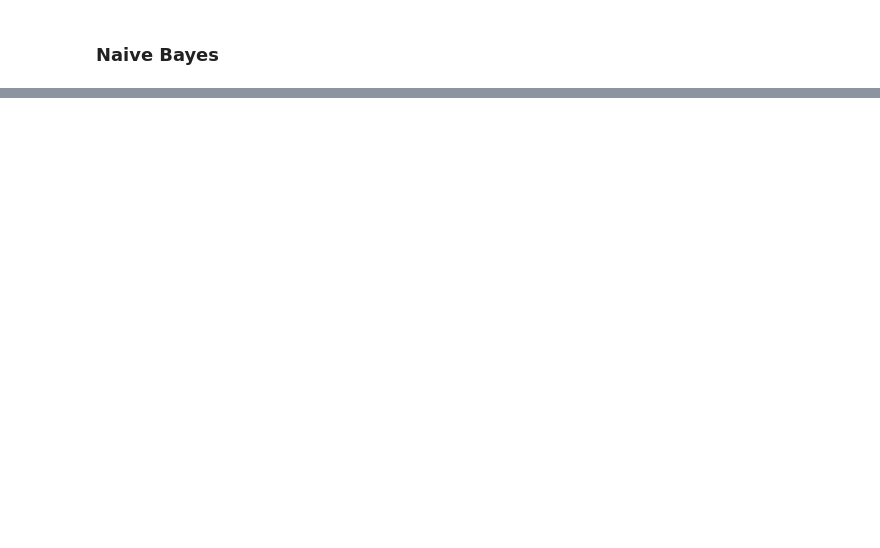
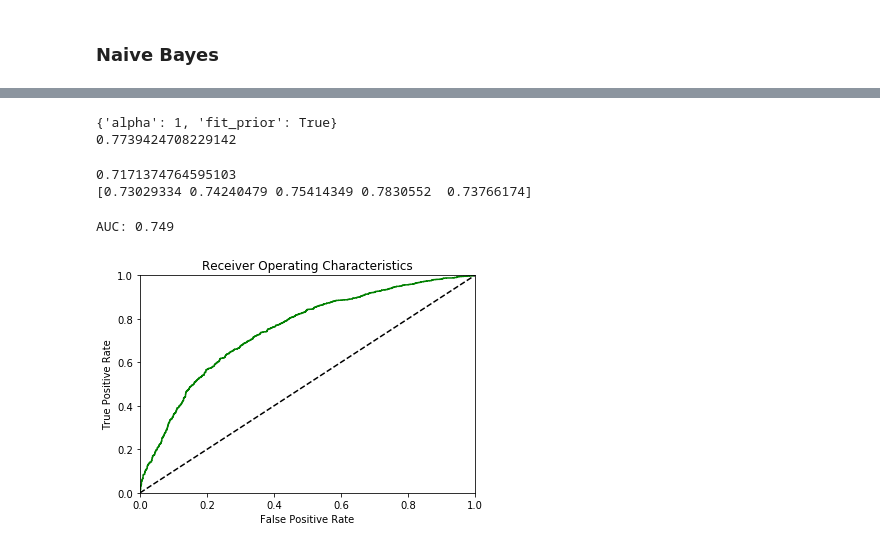
Before and after one commit to keith44/TF-Data_Science, a Jupyter notebook: Data_Science/Supervised learning/Amazon Reviews.ipynb, the cells around one changed output, grey strips where cells are left out. Drawn from its saved outputs; the diff is of its cells as text; code cells hidden in the pictures; blank space fills up the shorter version.

```diff
--- a/Data_Science/Supervised learning/Amazon Reviews.ipynb
+++ b/Data_Science/Supervised learning/Amazon Reviews.ipynb
@@ -196,0 +260,28 @@ roc_curve(y_pred, y_test)
+# %%
+# initiate GridsearchCV for best parameters
+from sklearn.model_selection import GridSearchCV
+param_grid = dict(alpha=np.arange(1,5,1),fit_prior=(True,False))
+grid = GridSearchCV(mnb, param_grid, cv=3, scoring='roc_auc', return_train_score=True)
+grid.fit(X_train_tfidf , y_train)
+print(grid.best_params_)
+print(grid.best_score_)
+# %% [output]
+{'alpha': 1, 'fit_prior': True}
+0.7739424708229142
+# %%
+# refit model with new prams
+mnb = MultinomialNB(alpha=1, fit_prior=True)
+mnb.fit(X_train_tfidf , y_train)
+
+
+y_pred = mnb.predict(X_test_tfidf)
+print(mnb.score( X_test_tfidf , y_test,))
+print(cross_val_score(mnb, X_test_tfidf , y_test, cv=5,scoring='roc_auc'))
+# %% [output]
+0.7171374764595103
+[0.73029334 0.74240479 0.75414349 0.7830552  0.73766174]
+# %%
+AUC_ROC_plot(mnb,X_test_tfidf,y_test)
+# %% [output]
+AUC: 0.749
+[figure, added]
```
Also changed, not shown: parts of 97 cells of this notebook, 7 other files.
